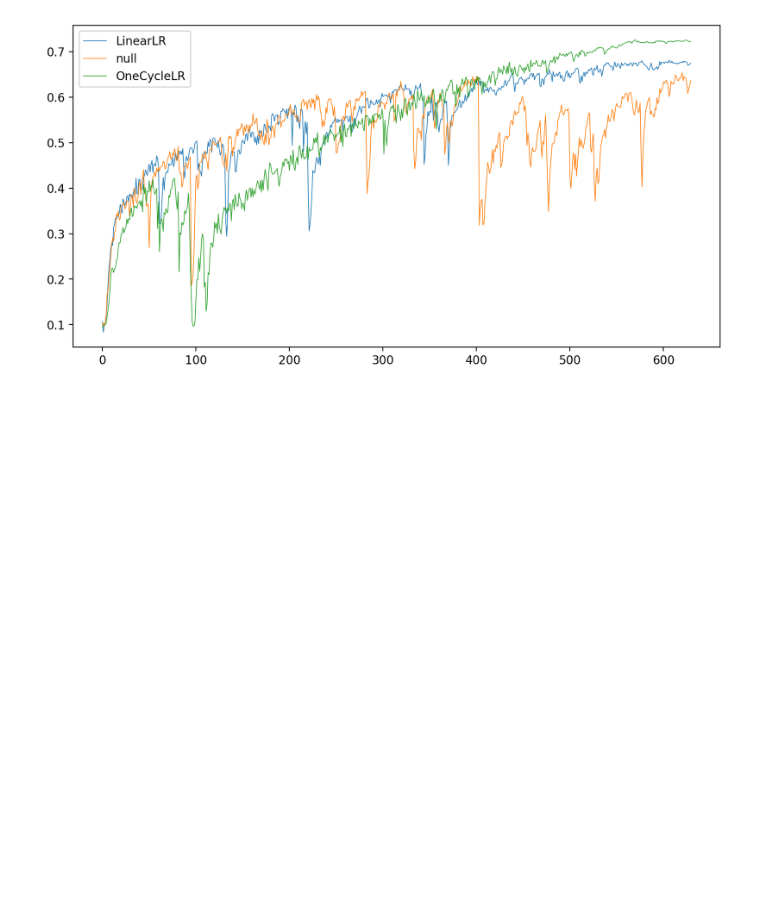
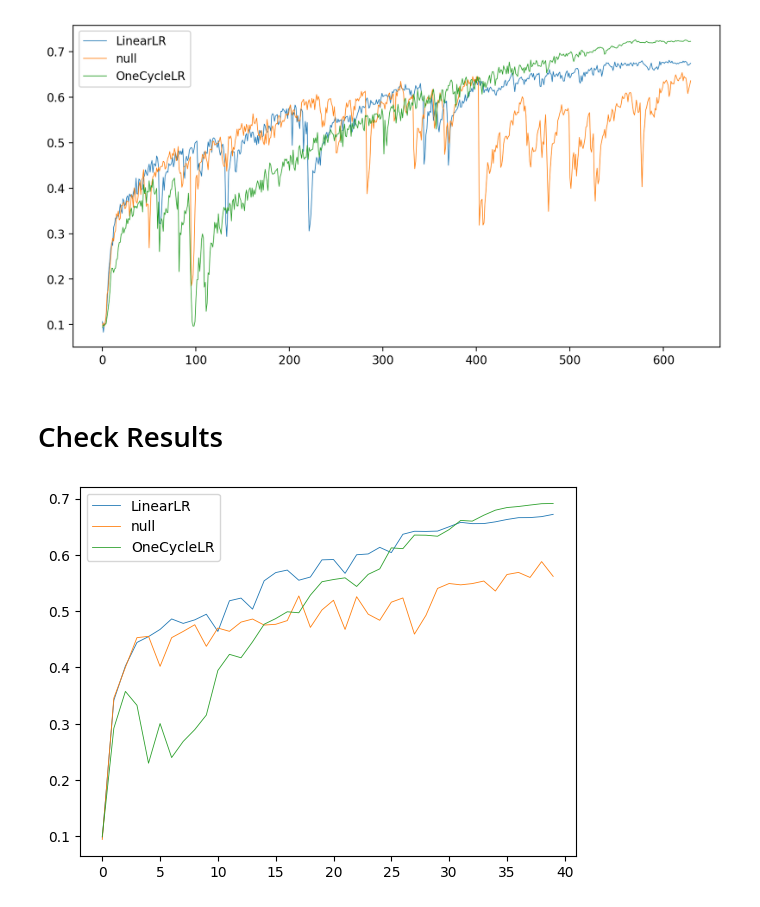
Before and after one commit to LittleDijkstraZ/Superconvergence-exp, a Jupyter notebook: superconvergence.ipynb, the cells around one changed output. Saved outputs shown, nothing was run; the diff lists cells and outputs as text; code cells hidden in the pictures; blank space fills up the shorter version.

```diff
--- a/superconvergence.ipynb
+++ b/superconvergence.ipynb
@@ -63,3 +65,10 @@ def prepare_training(scheduler='OneCycleLR',
 
 
     return train_loader, valid_loader, test_loader, model, device, criterion, optimizer, scheduler
+# %%
+def set_seed(seed):
+    torch.manual_seed(seed)
+    if torch.cuda.is_available():
+        torch.cuda.manual_seed_all(seed)
+    torch.backends.cudnn.deterministic = True
+    torch.backends.cudnn.benchmark = False
@@ -239,3 +255,29 @@ Model accuracy on 10000 test images: 72%
 # %%
 # %% [output]
 [figure]
+# %% [markdown]
+# Check Results
+# %%
+import glob
+import json
+import numpy as np
+
+results = {}
+for js in glob.glob("./results_*"):
+    with open(js, 'r') as f:
+        curves = json.load(f)
+
+    for key, val in curves.items():
+        if key not in results:
+            results[key] = []
+        results[key].append(val)
+
+for key, val in results.items():
+    val = np.array(val).mean(axis=0)
+
+    plt.plot(val, label=key, linewidth=0.6)
+plt.legend()
+plt.savefig(f'./plots/{seed}.png')
+plt.show()
+# %% [output]
+[figure, added]
```
Also changed, not shown: parts of 3 cells of this notebook, 14 other files.
